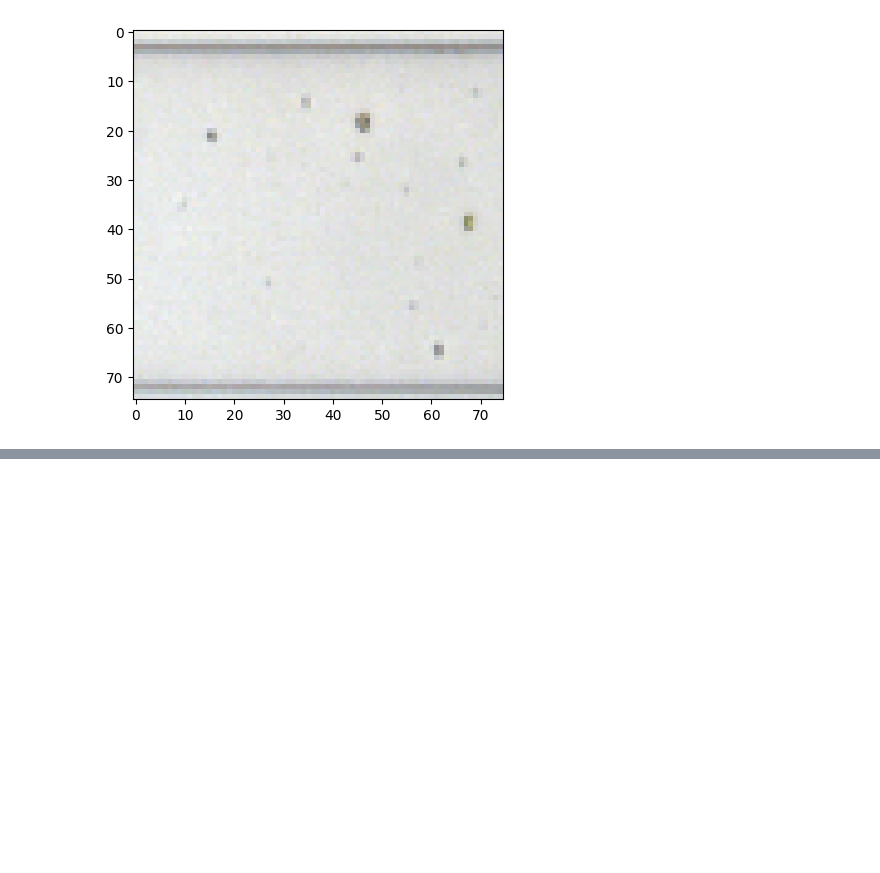
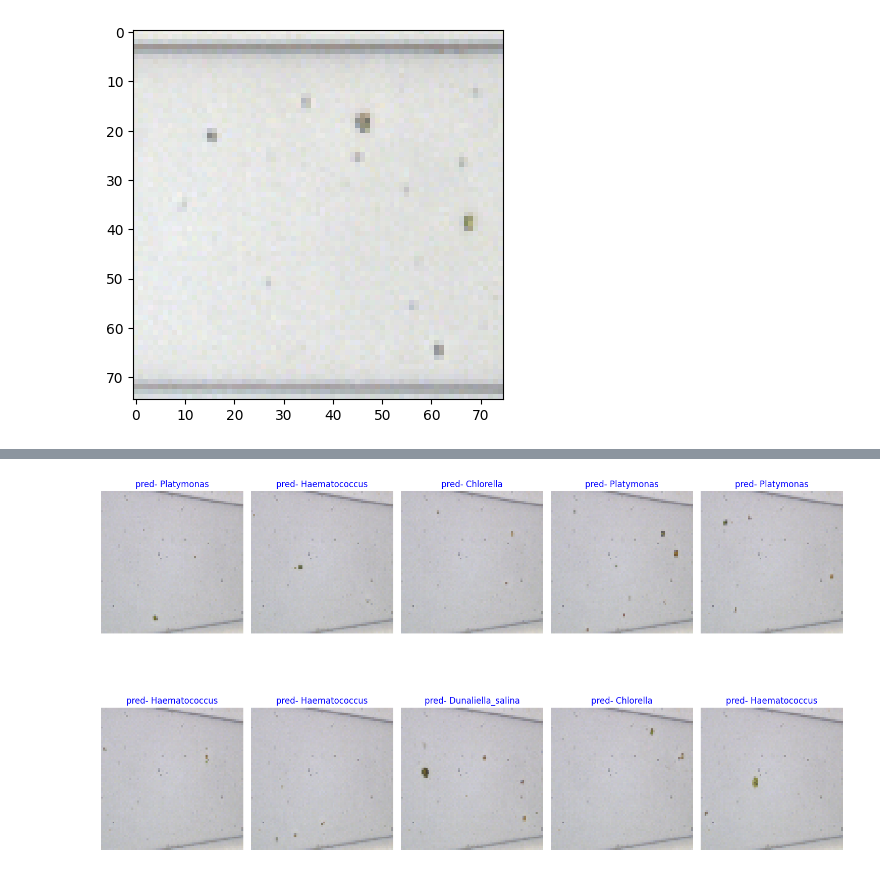
Before and after one commit to phiineas/algaenet, a Jupyter notebook: cnn_model/model_2.ipynb, the cells around one changed output, grey strips where cells are left out. Drawn from its saved outputs; the diff is of its cells as text; code cells hidden in the pictures; blank space fills up the shorter version.

```diff
--- a/cnn_model/model_2.ipynb
+++ b/cnn_model/model_2.ipynb
@@ -173,0 +391,93 @@ Epoch 6/100
+# %%
+from tensorflow.keras.models import load_model
+from tensorflow.keras.preprocessing.image import ImageDataGenerator
+import numpy as np
+import matplotlib.pyplot as plt
+import math
+import os
+
+test_data_base_dir = r"D:\desktop\python\algaenet\dataset\test"
+
+test_datagen = ImageDataGenerator(rescale=1./255)
+
+test_generator = test_datagen.flow_from_directory(
+    directory=test_data_base_dir,
+    target_size=(75, 75),
+    color_mode="rgb",
+    batch_size=32,
+    class_mode=None,
+    shuffle=False,
+    seed=42
+)
+
+if test_generator.samples == 0:
+    print(f"no test images found by the generator. please check the directory path: {test_data_base_dir}")
+    print("ensure it contains a subfolder with your test images inside.")
+else:
+    print(f"found {test_generator.samples} test images to predict.")
+    print(f"generator's internal class structure- {test_generator.class_indices}")
+
+
+finetuned_model_path = '../results/inceptionv3_finetuned_model.h5'
+try:
+    prediction_model = load_model(finetuned_model_path)
+    print(f"successfully loaded fine-tuned model from {finetuned_model_path}")
+except Exception as e:
+    print(f"error loading the fine-tuned model- {e}")
+    raise
+
+if 'train_generator' in locals() or 'train_generator' in globals():
+    idx_to_class = {v: k for k, v in train_generator.class_indices.items()}
+    print(f"using class mapping from train_generator- {idx_to_class}")
+else:
+    print("warning- train_generator not found. Attempting to use a predefined class mapping.")
+    idx_to_class = {0: 'Chlorella', 1: 'Dunaliella_salina', 2: 'Effrenium', 3: 'Haematococcus', 4: 'Platymonas', 5: 'Porphyridium'}
+    print(f"using predefined class mapping- {idx_to_class}.")
+
+if test_generator.samples > 0:
+    print("\nmaking predictions on the test set...")
+    predictions_probabilities = prediction_model.predict(test_generator, verbose=1)
+
+    predicted_class_indices = np.argmax(predictions_probabilities, axis=1)
+    predicted_class_names = [idx_to_class.get(idx, f"unknown_Index_{idx}") for idx in predicted_class_indices]
+
+    test_filenames_from_generator = test_generator.filenames
+
+    print(f"\nfirst 10 predictions-")
+    for i in range(min(10, len(test_filenames_from_generator))):
+        print(f"file- {test_filenames_from_generator[i]}, predicted class- {predicted_class_names[i]}")
+
+    num_images_to_display = min(10, test_generator.samples)
+
+    test_generator.reset()
+
+    plt.figure(figsize=(15, 5 * math.ceil(num_images_to_display / 5)))
+    for i in range(num_images_to_display):
+        img_batch = next(test_generator)
+        img = img_batch[0]
+
+    display_generator = test_datagen.flow_from_directory(
+        directory=test_data_base_dir,
+        target_size=(75, 75),
+        color_mode="rgb",
+        batch_size=1,
+        class_mode=None,
+        shuffle=False,
+        seed=42
+    )
+
+    plt.figure(figsize=(15, 5 * math.ceil(num_images_to_display / 5)))
+    for i in range(num_images_to_display):
+        img = next(display_generator)
+
+        plt.subplot(math.ceil(num_images_to_display / 5), 5, i + 1)
+        plt.imshow(img[0])
+
+        plt.title(f"pred- {predicted_class_names[i]}", color='blue')
+        plt.axis('off')
+    plt.tight_layout()
+    plt.show()
+
+else:
+    print("skipping prediction as no test images were found by the generator.")
+# %% [output]
@@ -173,0 +508 @@ Epoch 6/100
+[figure, added]
```
Also changed, not shown: parts of 9 cells of this notebook, 1 other file.
